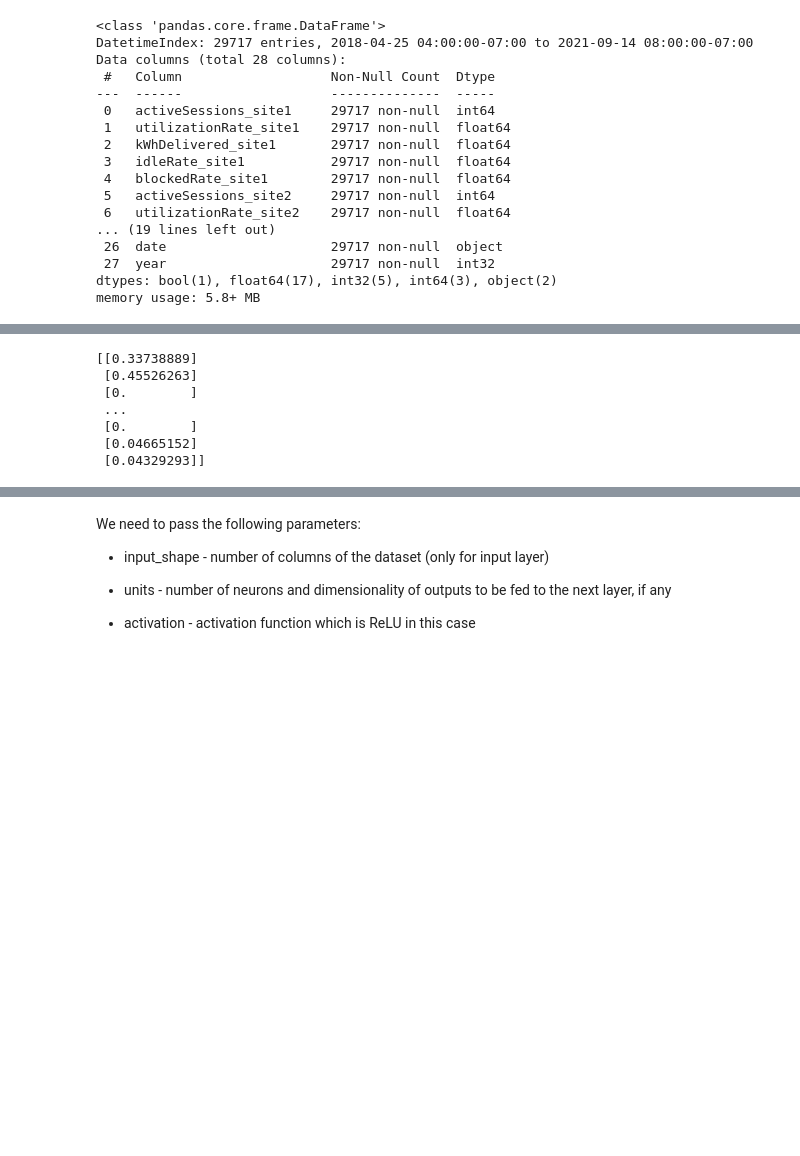
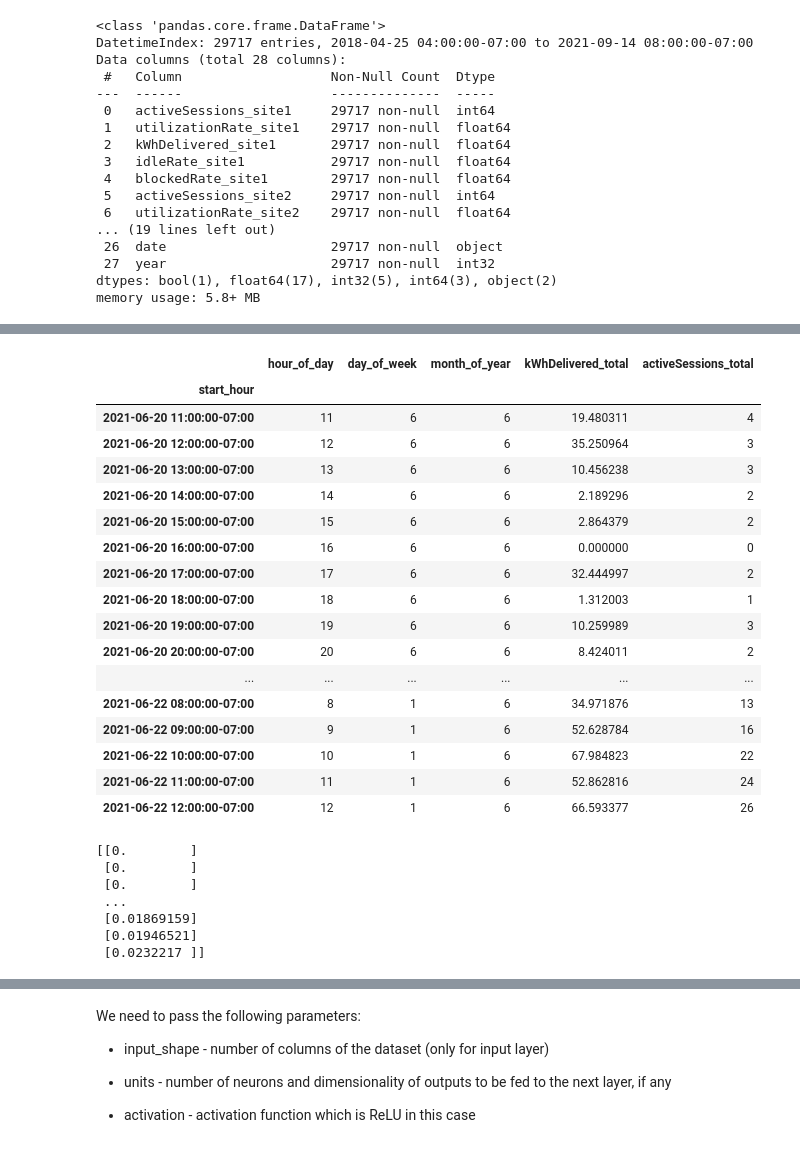
Before and after one commit to pmoll01/AA2024_Groupwork_DynamoData, a Jupyter notebook: chs-code.ipynb, the cells around one changed output, grey strips where cells are left out. Saved outputs shown, nothing was run; the diff lists cells and outputs as text; code cells hidden in the pictures; blank space fills up the shorter version.

```diff
--- a/chs-code.ipynb
+++ b/chs-code.ipynb
@@ -162,9 +187,32 @@ memory usage: 1.0 MB
 None
+# %%
+from sklearn.preprocessing import StandardScaler
+from sklearn.model_selection import train_test_split
+# Step 1: Train-Test Split
+X_train, X_test, y_train, y_test = train_test_split(X, y, test_size=0.3, shuffle=False)
+
+X_test.head(50)
+# %% [output]
+|  | hour_of_day | day_of_week | month_of_year | kWhDelivered_total | activeSessions_total |
+| start_hour |  |  |  |  |  |
+| 2021-06-20 11:00:00-07:00 | 11 | 6 | 6 | 19.480311 | 4 |
+| 2021-06-20 12:00:00-07:00 | 12 | 6 | 6 | 35.250964 | 3 |
+| 2021-06-20 13:00:00-07:00 | 13 | 6 | 6 | 10.456238 | 3 |
+| 2021-06-20 14:00:00-07:00 | 14 | 6 | 6 | 2.189296 | 2 |
+| 2021-06-20 15:00:00-07:00 | 15 | 6 | 6 | 2.864379 | 2 |
+| 2021-06-20 16:00:00-07:00 | 16 | 6 | 6 | 0.000000 | 0 |
+| 2021-06-20 17:00:00-07:00 | 17 | 6 | 6 | 32.444997 | 2 |
+| 2021-06-20 18:00:00-07:00 | 18 | 6 | 6 | 1.312003 | 1 |
+| 2021-06-20 19:00:00-07:00 | 19 | 6 | 6 | 10.259989 | 3 |
+| 2021-06-20 20:00:00-07:00 | 20 | 6 | 6 | 8.424011 | 2 |
+| ... | ... | ... | ... | ... | ... |
+| 2021-06-22 08:00:00-07:00 | 8 | 1 | 6 | 34.971876 | 13 |
+| 2021-06-22 09:00:00-07:00 | 9 | 1 | 6 | 52.628784 | 16 |
+| 2021-06-22 10:00:00-07:00 | 10 | 1 | 6 | 67.984823 | 22 |
+| 2021-06-22 11:00:00-07:00 | 11 | 1 | 6 | 52.862816 | 24 |
+| 2021-06-22 12:00:00-07:00 | 12 | 1 | 6 | 66.593377 | 26 |
 # %%
-from sklearn.preprocessing import StandardScaler
-from sklearn.model_selection import train_test_split
-# Step 1: Train-Test Split
-X_train, X_test, y_train, y_test = train_test_split(X, y, test_size=0.3)
+
 
 # Standardize features
 scaler = StandardScaler()
@@ -185,13 +233,13 @@ y_train_scaled = scaler_y.transform(y_train)  # Transform training data
 y_test_scaled = scaler_y.transform(y_test)    # Transform test data
 print(y_train)
 # %% [output]
-[[0.33738889]
- [0.45526263]
+[[0.        ]
+ [0.        ]
  [0.        ]
  ...
- [0.        ]
- [0.04665152]
- [0.04329293]]
+ [0.01869159]
+ [0.01946521]
+ [0.0232217 ]]
 # %%
 print(X_train_scaled.shape)
 #print(X_train.head())
```
Also changed, not shown: parts of 27 cells of this notebook.
